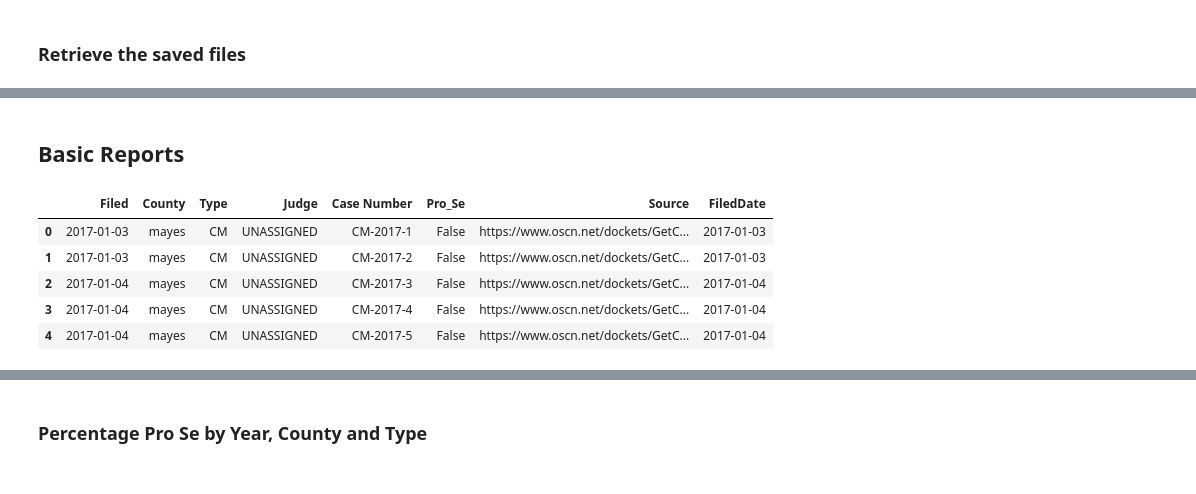
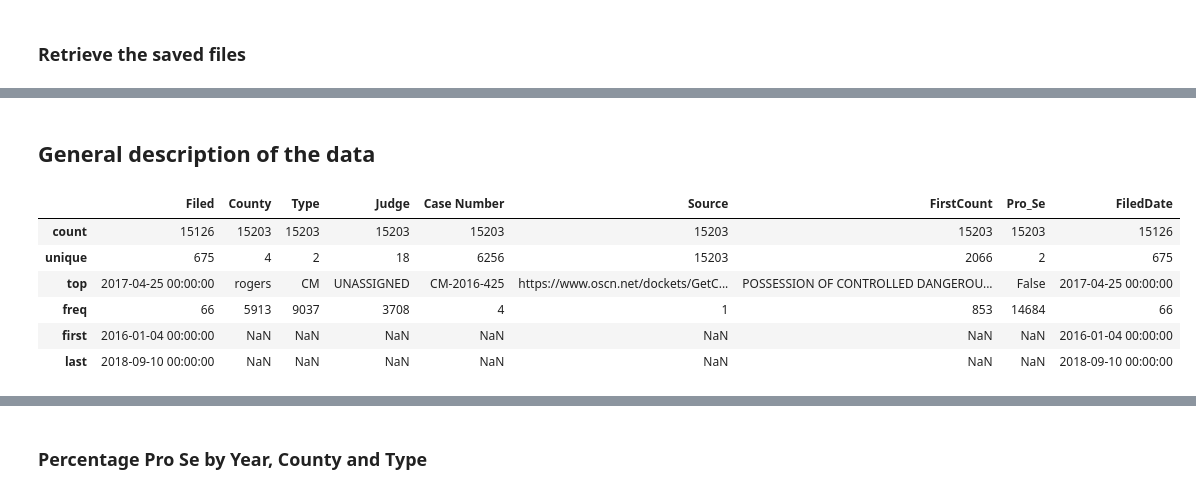
Before and after one commit to codefortulsa/oscn-notebooks, a Jupyter notebook: Four_county_pro_se.ipynb, the cells around one changed output, grey strips where cells are left out. Saved outputs shown, nothing was run; the diff lists cells and outputs as text; code cells hidden in the pictures.

```diff
--- a/Four_county_pro_se.ipynb
+++ b/Four_county_pro_se.ipynb
@@ -110,13 +137,16 @@ Wall time: 1min 10s
-# %% [markdown]
-## Basic Reports
 # %%
 # convert the date from a string to a ptyhon DateTime type
 all_cases['FiledDate'] = pd.to_datetime(all_cases['Filed'])
-all_cases.head()
-# %% [output]
-|  | Filed | County | Type | Judge | Case Number | Pro_Se | Source | FiledDate |
-| 0 | 2017-01-03 | mayes | CM | UNASSIGNED | CM-2017-1 | False | https://www.oscn.net/dockets/GetC... | 2017-01-03 |
-| 1 | 2017-01-03 | mayes | CM | UNASSIGNED | CM-2017-2 | False | https://www.oscn.net/dockets/GetC... | 2017-01-03 |
-| 2 | 2017-01-04 | mayes | CM | UNASSIGNED | CM-2017-3 | False | https://www.oscn.net/dockets/GetC... | 2017-01-04 |
-| 3 | 2017-01-04 | mayes | CM | UNASSIGNED | CM-2017-4 | False | https://www.oscn.net/dockets/GetC... | 2017-01-04 |
-| 4 | 2017-01-04 | mayes | CM | UNASSIGNED | CM-2017-5 | False | https://www.oscn.net/dockets/GetC... | 2017-01-04 |
+# %% [markdown]
+## General description of the data
+# %%
+
+all_cases.describe()
+# %% [output]
+|  | Filed | County | Type | Judge | Case Number | Source | FirstCount | Pro_Se | FiledDate |
+| count | 15126 | 15203 | 15203 | 15203 | 15203 | 15203 | 15203 | 15203 | 15126 |
+| unique | 675 | 4 | 2 | 18 | 6256 | 15203 | 2066 | 2 | 675 |
+| top | 2017-04-25 00:00:00 | rogers | CM | UNASSIGNED | CM-2016-425 | https://www.oscn.net/dockets/GetC... | POSSESSION OF CONTROLLED DANGEROU... | False | 2017-04-25 00:00:00 |
+| freq | 66 | 5913 | 9037 | 3708 | 4 | 1 | 853 | 14684 | 66 |
+| first | 2016-01-04 00:00:00 | NaN | NaN | NaN | NaN | NaN | NaN | NaN | 2016-01-04 00:00:00 |
+| last | 2018-09-10 00:00:00 | NaN | NaN | NaN | NaN | NaN | NaN | NaN | 2018-09-10 00:00:00 |
```
Also changed, not shown: parts of 28 cells of this notebook.
